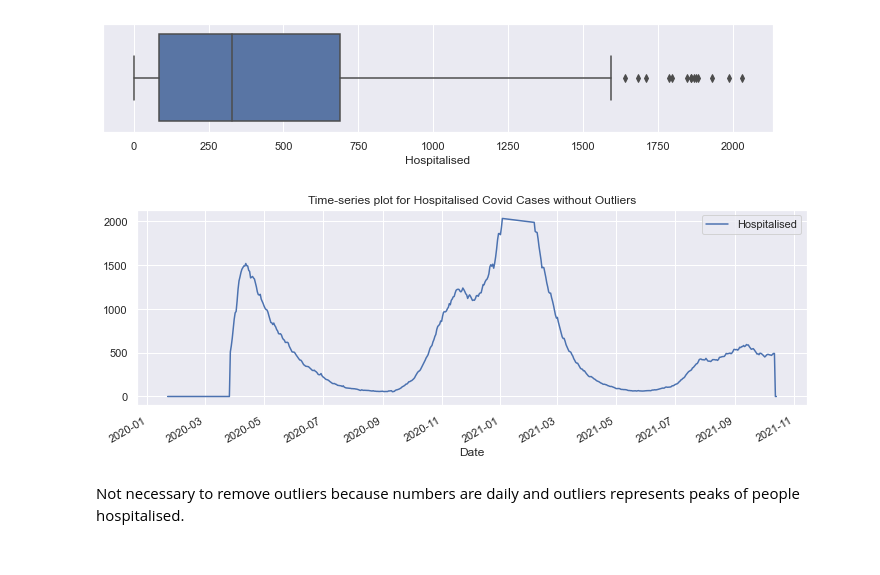
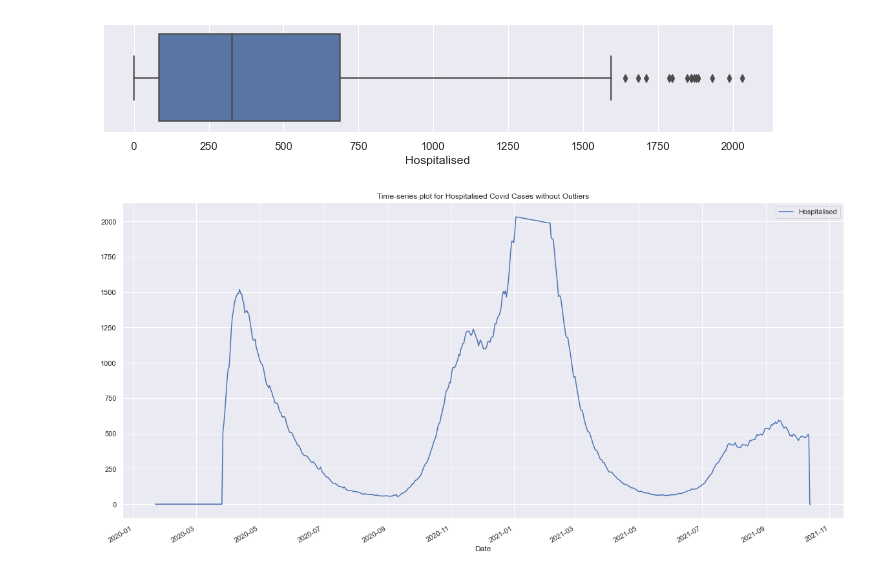
Before and after one commit to hazz292/LSE_A2_COVID_Analysis_Python, a Jupyter notebook: LSE_DA201_Assignment_Hazel_Chan.ipynb, the cells around one changed output. Drawn from its saved outputs; the diff is of its cells as text; code cells hidden in the pictures.

```diff
--- a/LSE_DA201_Assignment_Hazel_Chan.ipynb
+++ b/LSE_DA201_Assignment_Hazel_Chan.ipynb
@@ -329,7 +284,3 @@ Cases                              float64
 Recovered                          float64
 Hospitalised                       float64
 dtype: object
-# %%
-# add column with year_month
-cov_uk['Year_Month'] = cov_uk['Date'].dt.to_period('M')
-cov_uk['Year_Month']
@@ -372 +308,7 @@ Year_Month                       period[M]
 dtype: object
+# %%
+# Convert Date to Month and add column
+cov_uk['Month'] = pd.to_datetime(cov_uk['Date']+pd.offsets.MonthBegin(-1))
+
+# View DataFrame
+cov_uk.head()
@@ -373,9 +322,9 @@ dtype: object
 # %%
-# subset covid cases dataframe
+# Subset covid cases dataframe
 cov_uk_clean = cov_uk[['Province/State', 'Country/Region',
-       'Date', 'Year_Month', 'Deaths', 'Cases', 'Recovered',
+       'Date', 'Month', 'Deaths', 'Cases', 'Recovered',
        'Hospitalised']]
 
-# view subset
+# View subset
 cov_uk_clean
 # %% [output]
@@ -2116,6 +1728,8 @@ sample_ci.sort
 | 3159 | Channel Islands | 2021-10-14 | 0 |
 632 rows × 3 columns
 # %%
+# Create copy of DataFrame
+sample_ci_copy = sample_ci.copy()
 sample_ci_copy['Hospitalised'].describe().round(2)
 # %% [output]
 count     632.00
@@ -2182,11 +1796,9 @@ ax = sns.boxplot(x=sample_ci_copy_nonoutlier['Hospitalised'], whis=1.5)
 [figure]
 # %%
 # Plot line plot without outliers
-sample_ci_copy_nonoutlier['Hospitalised'].plot(figsize=(12, 4))
+sample_ci_copy_nonoutlier.plot('Date','Hospitalised',figsize=(20, 10))
 plt.legend(loc='best')
 plt.title('Time-series plot for Hospitalised Covid Cases without Outliers')
 plt.show(block=False)
 # %% [output]
-[figure, old version]
+[figure, new version]
-# %% [markdown]
-Not necessary to remove outliers because numbers are daily and outliers represents peaks of people hospitalised.
```
Also changed, not shown: parts of 281 cells of this notebook.
